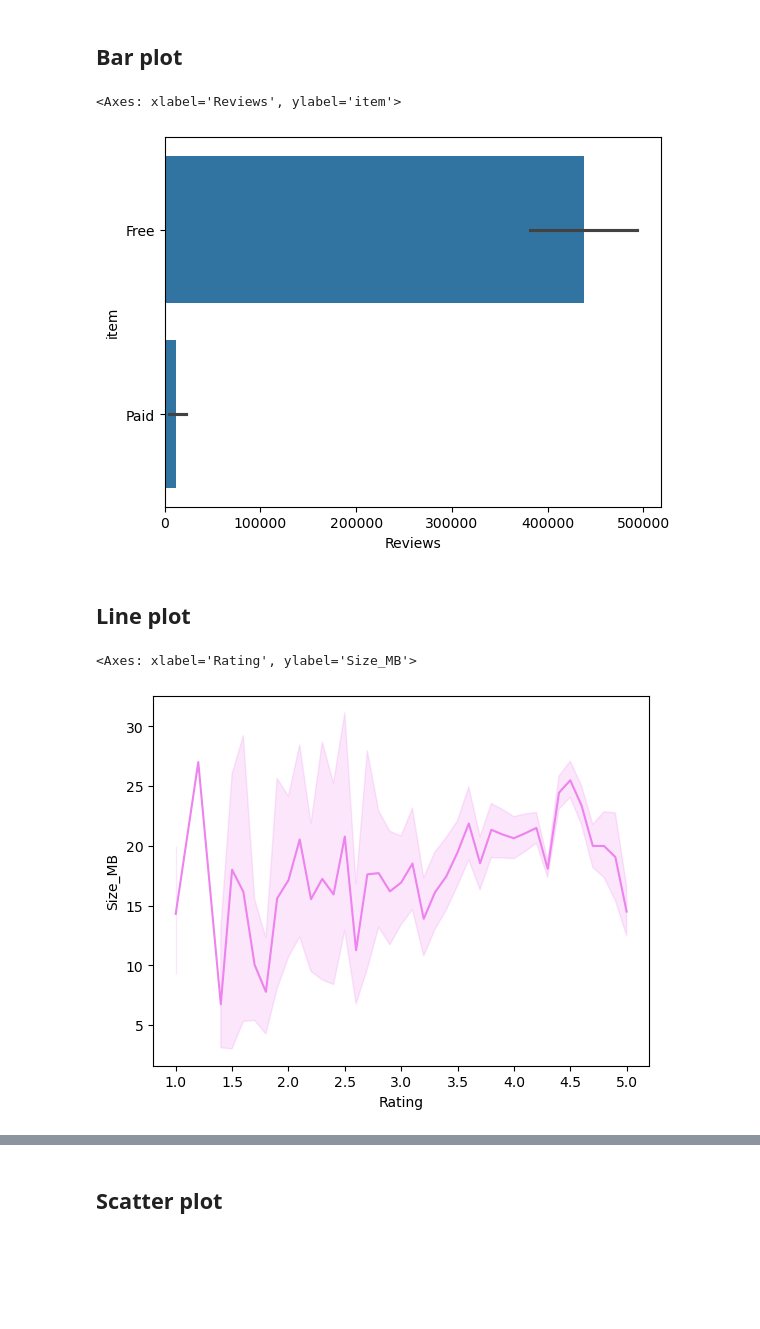
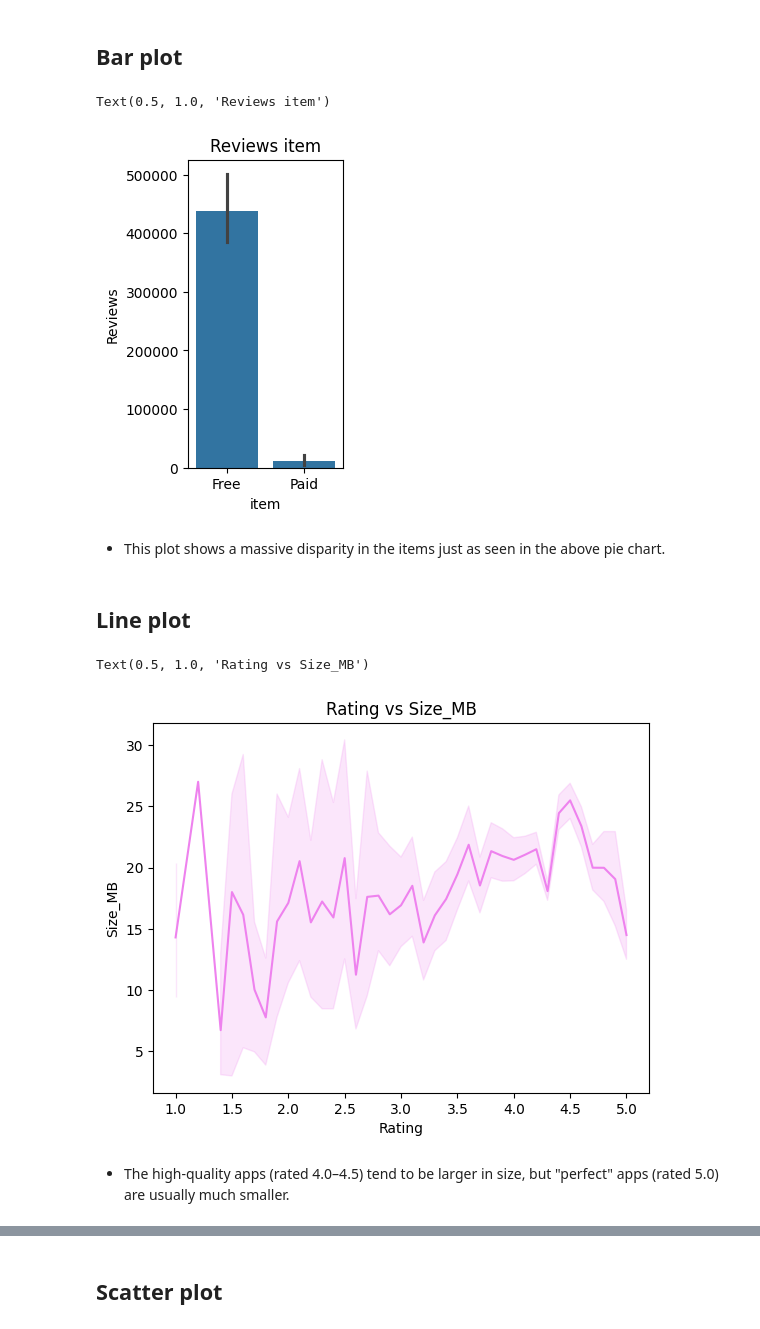
Before and after one commit to asnarazs197-svg/Playstore-Data-Analysis, a Jupyter notebook: project.ipynb, the cells around one changed output, grey strips where cells are left out. Drawn from its saved outputs; the diff is of its cells as text; code cells hidden in the pictures; blank space fills up the shorter version.

```diff
--- a/project.ipynb
+++ b/project.ipynb
@@ -1049,15 +1024,22 @@ plt.pie(data=df,x="Price")
 # %% [markdown]
 ## Bar plot
 # %%
-sns.barplot(data=df,x="Reviews",y="item")
+plt.figure(figsize=(2,4))
+sns.barplot(data=df_new,x="item",y="Reviews")
+plt.title('Reviews item')
 # %% [output]
-<Axes: xlabel='Reviews', ylabel='item'>
+Text(0.5, 1.0, 'Reviews item')
-[figure, old version]
+[figure, new version]
+# %% [markdown]
+- This plot shows a massive disparity in the items just as seen in the above pie chart.
 # %% [markdown]
 ## Line plot
 # %%
-sns.lineplot(data=df,x="Rating",y="Size_MB",color="violet")
+sns.lineplot(data=df_new,x="Rating",y="Size_MB",color="violet")
+plt.title('Rating vs Size_MB')
 # %% [output]
-<Axes: xlabel='Rating', ylabel='Size_MB'>
+Text(0.5, 1.0, 'Rating vs Size_MB')
-[figure, old version]
+[figure, new version]
+# %% [markdown]
+- The high-quality apps (rated 4.0–4.5) tend to be larger in size, but "perfect" apps (rated 5.0) are usually much smaller.
 # %%
```
Also changed, not shown: parts of 97 cells of this notebook.
